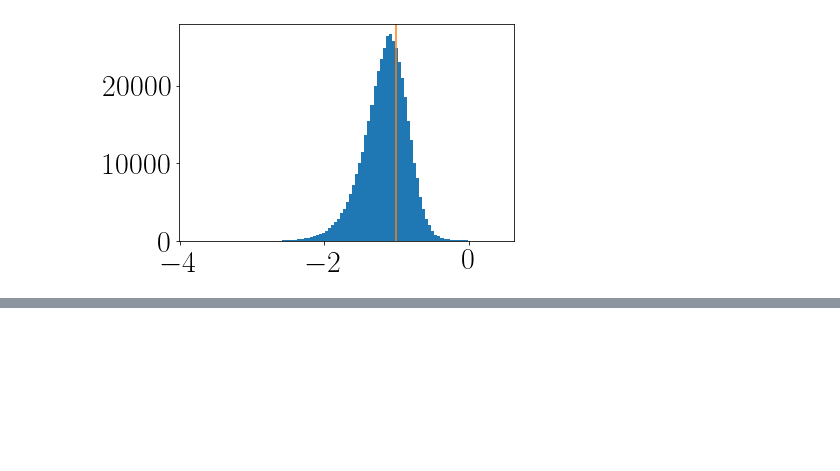
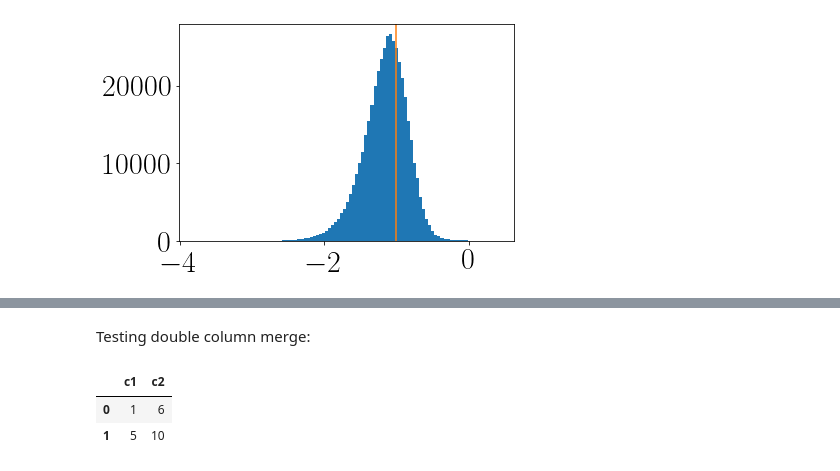
Before and after one commit to RuthAngus/kepler_kinematics, a Jupyter notebook: notebooks/Xmatch_tests.ipynb, the cells around one changed output, grey strips where cells are left out. Drawn from its saved outputs; the diff is of its cells as text; code cells hidden in the pictures; blank space fills up the shorter version.

```diff
--- a/notebooks/Xmatch_tests.ipynb
+++ b/notebooks/Xmatch_tests.ipynb
@@ -239,0 +159,11 @@ edr3_flag
+# %% [markdown]
+Testing double column merge:
+# %%
+a = pd.DataFrame(dict({"c1": np.array([1, 2, 3, 4, 5]), "c2": np.array([6, 7, 8, 9, 10])}))
+b = pd.DataFrame(dict({"c1": np.array([1, 3, 6, 2, 5]), "c2": np.array([6, 10, 7, 3, 10])}))
+c = pd.merge(a, b, on=["c1", "c2"])
+c
+# %% [output]
+|  | c1 | c2 |
+| 0 | 1 | 6 |
+| 1 | 5 | 10 |
```
Also changed, not shown: parts of 21 cells of this notebook, 1 other file.
